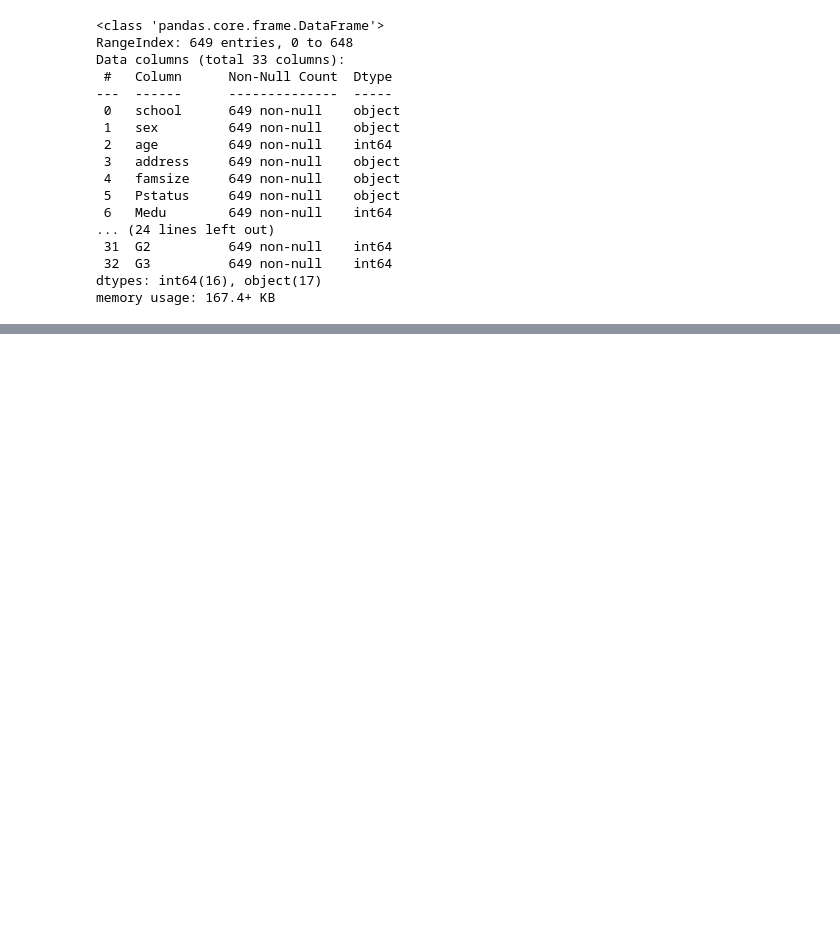
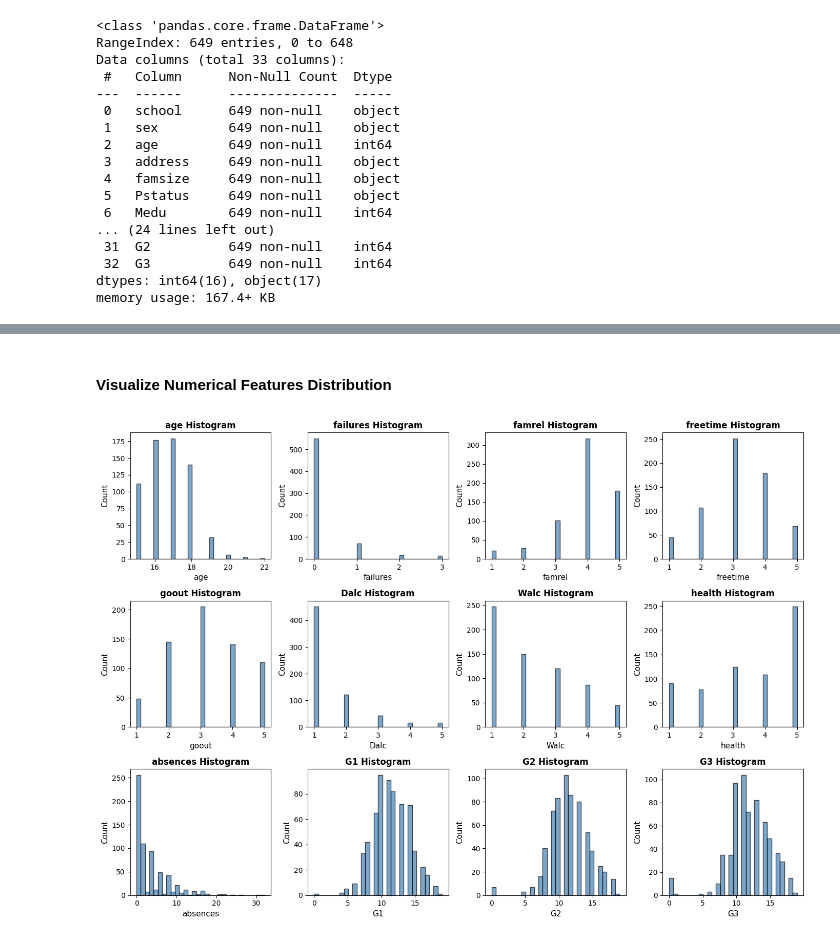
Before and after one commit to Yahtze/CS-9223-RAI-Project, a Jupyter notebook: main.ipynb, the cells around one changed output, grey strips where cells are left out. Saved outputs shown, nothing was run; the diff lists cells and outputs as text; code cells hidden in the pictures; blank space fills up the shorter version.

```diff
--- a/main.ipynb
+++ b/main.ipynb
@@ -308,0 +279,23 @@ plt.show()
+# %% [markdown]
+#### Visualize Numerical Features Distribution
+# %%
+# Create histograms for all numerical features
+fig, axes = plt.subplots(nrows, ncols, figsize=(14, 10))
+axes = axes.flatten()
+
+for i, col in enumerate(num_cols):
+    ax = axes[i]
+    ax.hist(full_df[col], bins=30, color='steelblue', edgecolor='black', alpha=0.7)
+    ax.set_title(f"{col} Histogram", fontsize=12, fontweight='bold')
+    ax.set_xlabel(col, fontsize=11)
+    ax.set_ylabel("Count", fontsize=11)
+    ax.tick_params(axis='both', labelsize=10)
+
+# Remove unused subplots
+for j in range(len(num_cols), len(axes)):
+    fig.delaxes(axes[j])
+
+plt.tight_layout()
+plt.show()
+# %% [output]
+[figure, added]
```
Also changed, not shown: parts of 32 cells of this notebook.
